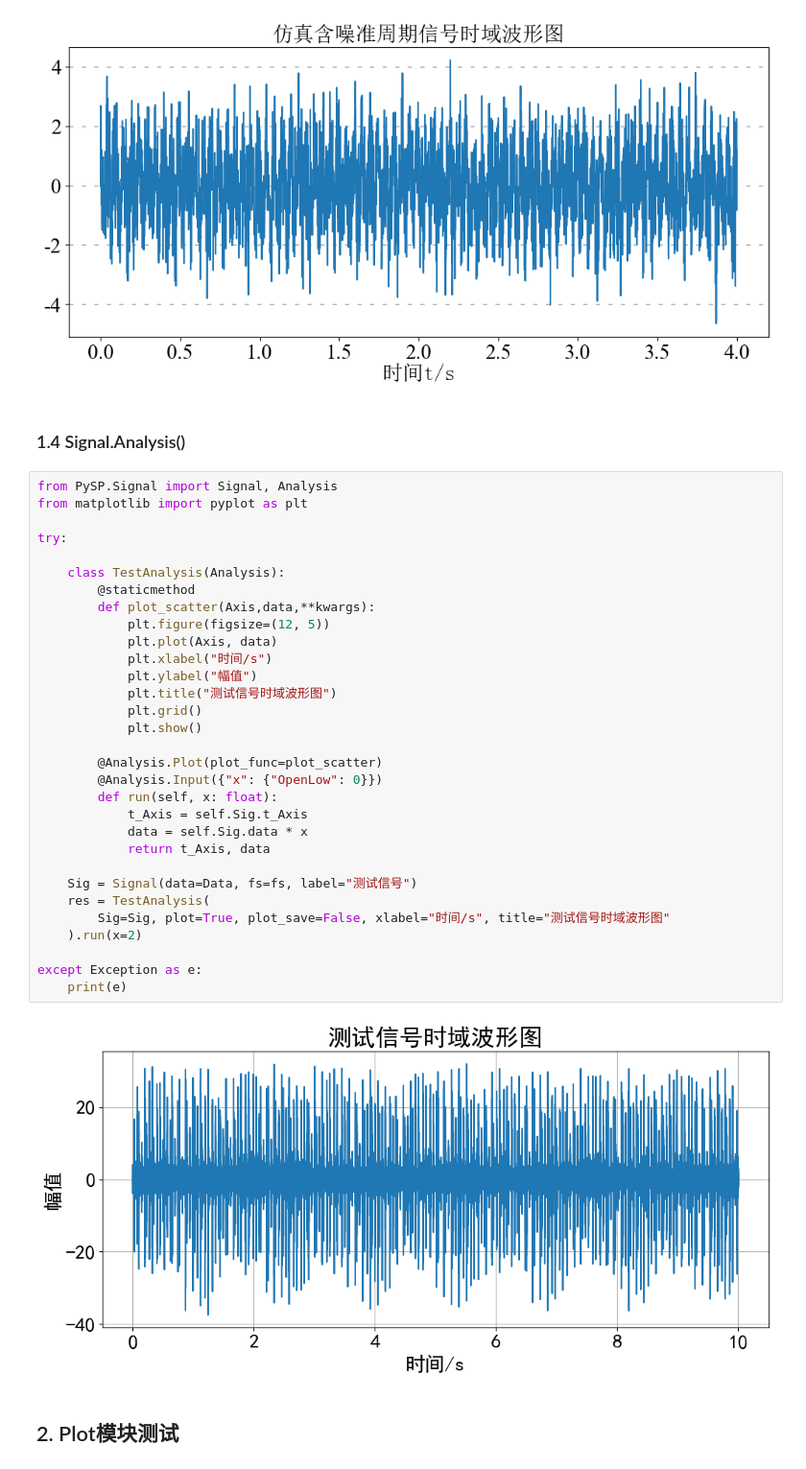
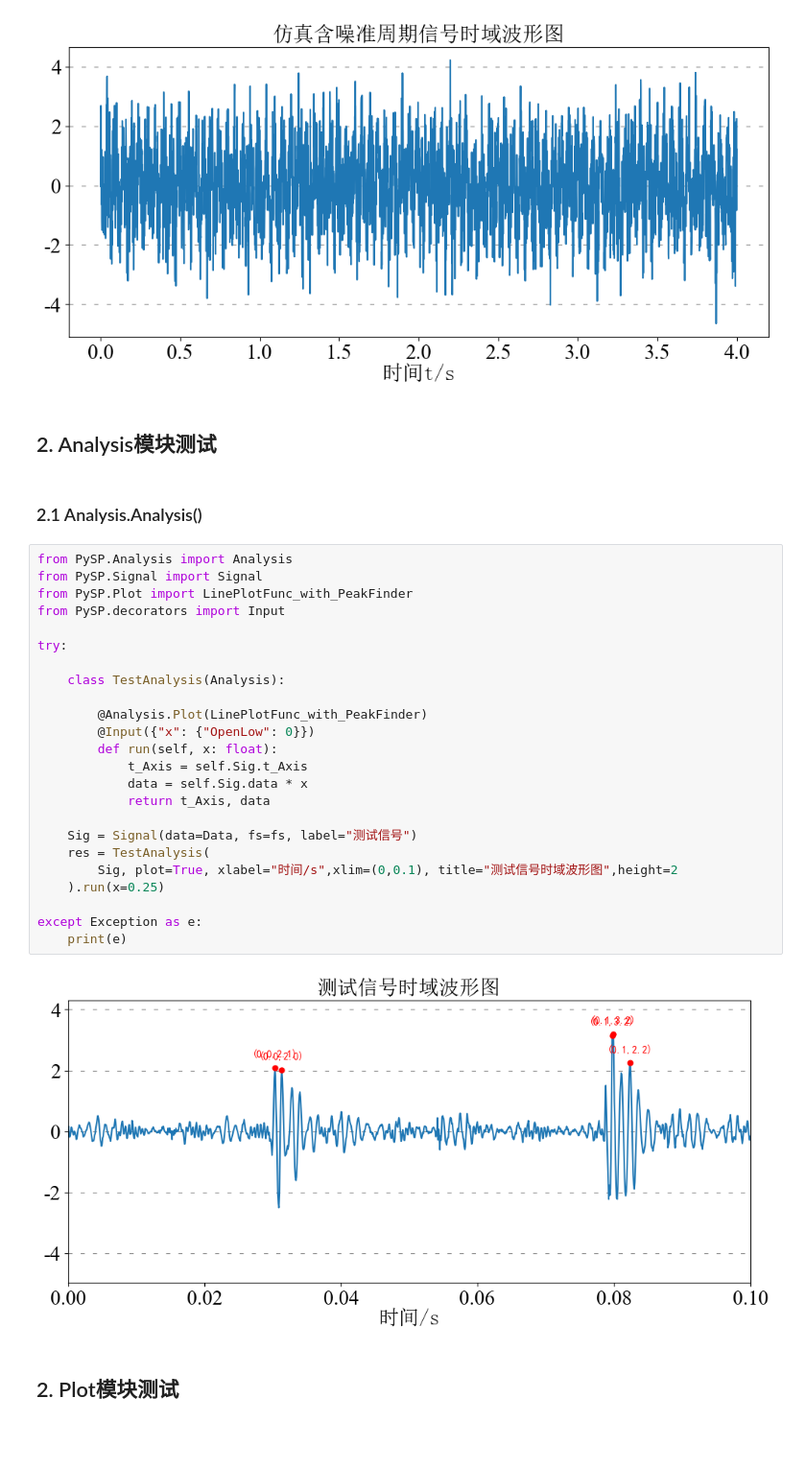
Before and after one commit to xcw1129/PySP, a Jupyter notebook: test.ipynb, the cells around one changed output. Shown at 96% size. Cells and saved outputs as stored; diff of their text form; blank space fills up the shorter version.

```diff
--- a/test.ipynb
+++ b/test.ipynb
@@ -192,41 +192,36 @@ except Exception as e:
 Signal(data=[-0.03553973  1.13771758  2.683779   ...  1.23431256 -0.83994675
   2.2360993 ], fs=1000, label=仿真含噪准周期信号)
 [figure]
+# %% [markdown]
+## 2. Analysis模块测试
 # %% [markdown]
-### 1.4 Signal.Analysis()
+### 2.1 Analysis.Analysis()
 # %%
-from PySP.Signal import Signal, Analysis
-from matplotlib import pyplot as plt
+from PySP.Analysis import Analysis
+from PySP.Signal import Signal
+from PySP.Plot import LinePlotFunc_with_PeakFinder
+from PySP.decorators import Input
 
 try:
 
     class TestAnalysis(Analysis):
-        @staticmethod
-        def plot_scatter(Axis,data,**kwargs):
-            plt.figure(figsize=(12, 5))
-            plt.plot(Axis, data)
-            plt.xlabel("时间/s")
-            plt.ylabel("幅值")
-            plt.title("测试信号时域波形图")
-            plt.grid()
-            plt.show()
 
-        @Analysis.Plot(plot_func=plot_scatter)
-        @Analysis.Input({"x": {"OpenLow": 0}})
+        @Analysis.Plot(LinePlotFunc_with_PeakFinder)
+        @Input({"x": {"OpenLow": 0}})
         def run(self, x: float):
             t_Axis = self.Sig.t_Axis
             data = self.Sig.data * x
             return t_Axis, data
 
     Sig = Signal(data=Data, fs=fs, label="测试信号")
     res = TestAnalysis(
-        Sig=Sig, plot=True, plot_save=False, xlabel="时间/s", title="测试信号时域波形图"
-    ).run(x=2)
+        Sig, plot=True, xlabel="时间/s",xlim=(0,0.1), title="测试信号时域波形图",height=2
+    ).run(x=0.25)
 
 except Exception as e:
     print(e)
 # %% [output]
-[figure, old version]
+[figure, new version]
 # %% [markdown]
 ## 2. Plot模块测试
 # %% [markdown]
```
Also changed, not shown: 3 other files.
